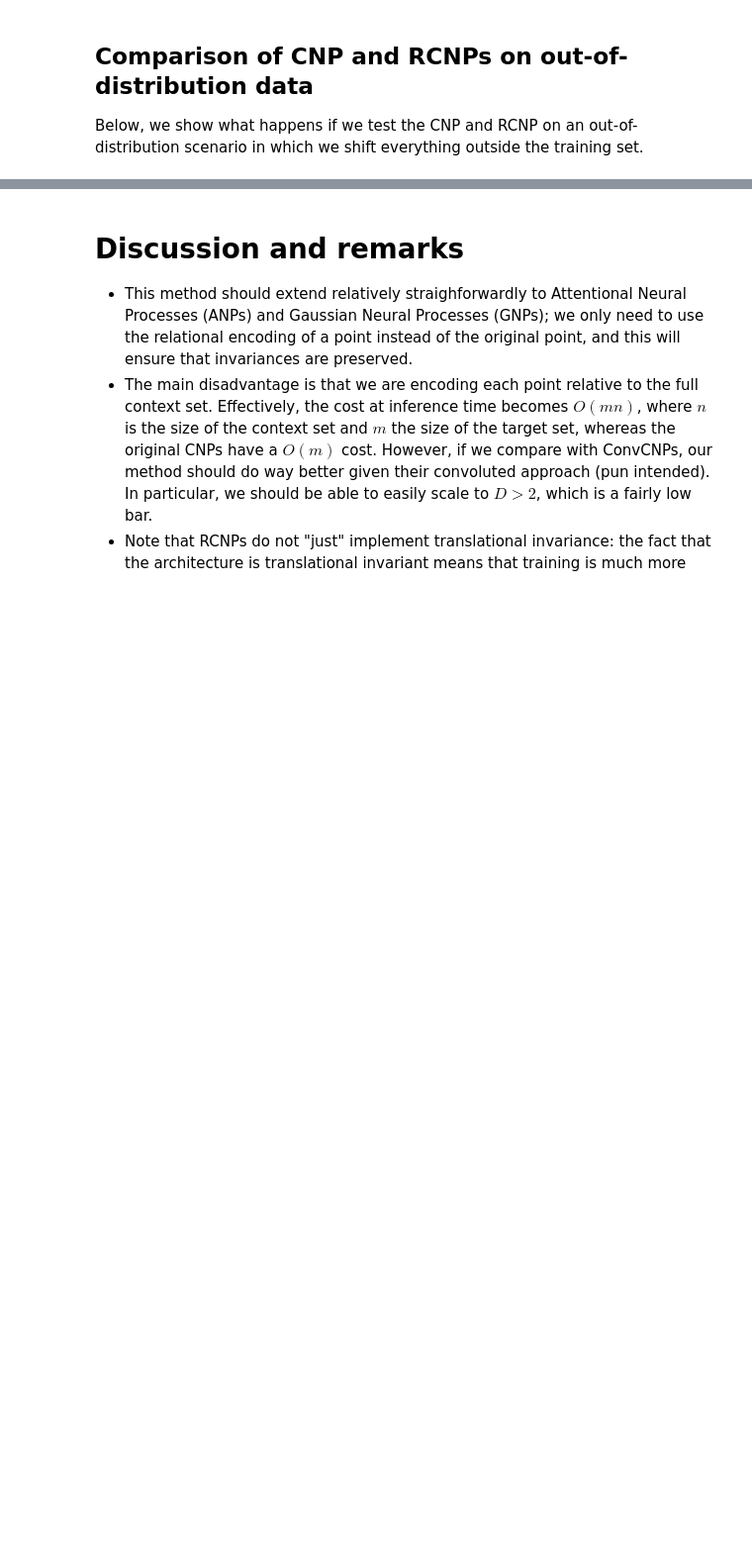
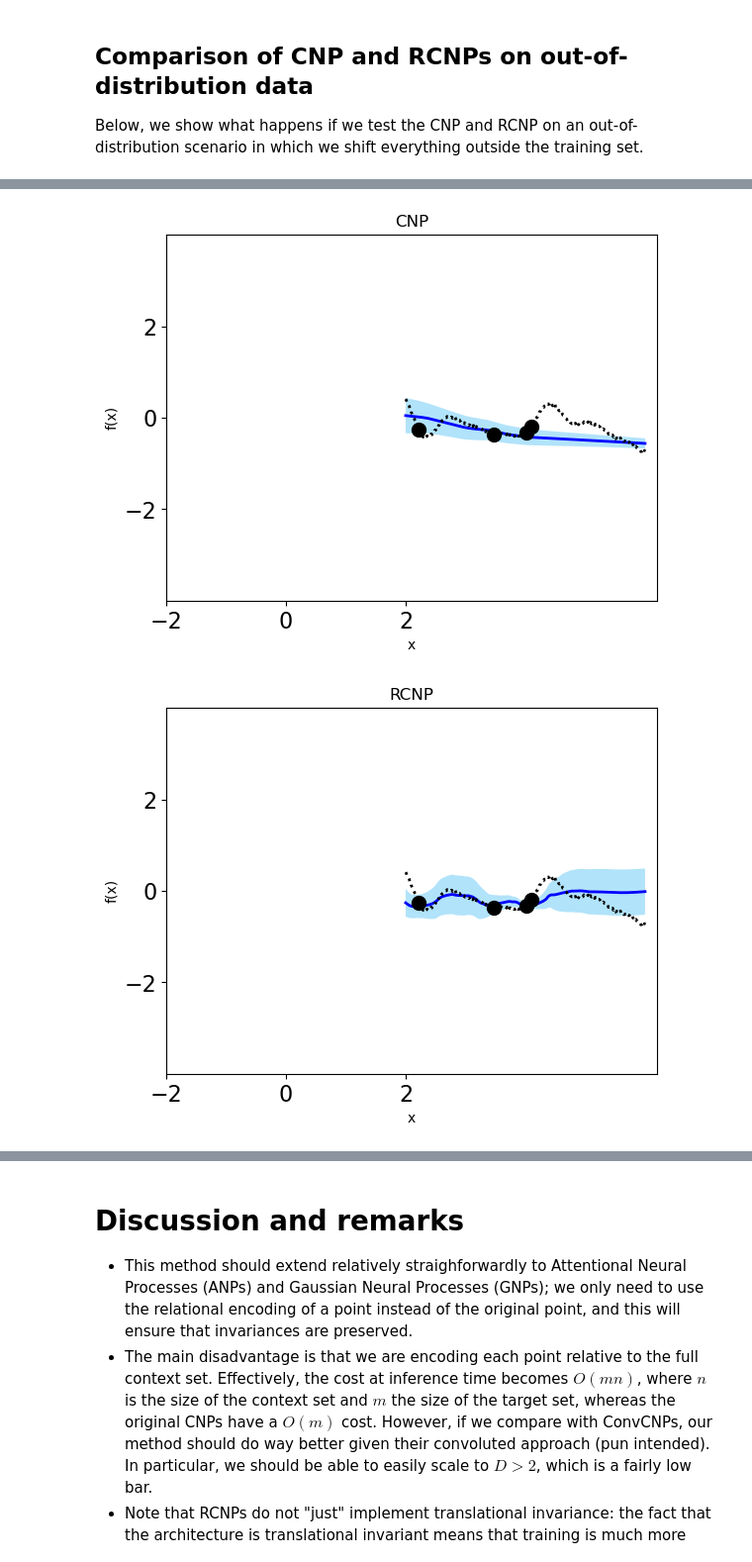
Before and after one commit to acerbilab/relational-neural-processes, a Jupyter notebook: relational_neural_process.ipynb, the cells around one changed output, grey strips where cells are left out. Shown at 99% size. Drawn from its saved outputs; the diff is of its cells as text; code cells hidden in the pictures; blank space fills up the shorter version.

```diff
--- a/relational_neural_process.ipynb
+++ b/relational_neural_process.ipynb
@@ -645,0 +758,13 @@ for it in range(training_iterations):
+# %%
+torch.cuda.empty_cache()
+
+temperature = 1 if USE_TEMPERATURE else 0
+
+lossCNP, stderrCNP = evaluate_model(CNPmodel,100,temperature)
+print(f"CNP loss = {lossCNP} +/- {stderrCNP}")
+
+lossRCNP, stderrRCNP = evaluate_model(RCNPmodel,100,temperature)
+print(f"RCNP loss = {lossRCNP} +/- {stderrRCNP}")
+
+losssRCNP, stderrsRCNP = evaluate_model(slimRCNPmodel,100,temperature)
+print(f"sRCNP loss = {losssRCNP} +/- {stderrsRCNP}")
@@ -686,0 +779,34 @@ plot_functions(
+# %%
+def plot_prediction(model,data_test,title):
+    """Make prediction plot."""
+    test_model = CNPmodel
+    est_log_prob, pred_y, sigma = model(data_test.query, data_test.target_y)
+
+    plot_functions(
+                target_x.cpu().detach().numpy(),
+                data_test.target_y.cpu().detach().numpy(),
+                context_x.cpu().detach().numpy(),
+                context_y.cpu().detach().numpy(),
+                pred_y.cpu().detach().numpy(),
+                sigma.cpu().detach().numpy(),
+                title
+    )
+
+
+with torch.no_grad():
+    data_test = dataset_test.generate_curves(temperature=temperature, log_sample=True)
+    (context_x, context_y), target_x = data_test.query
+    target_y = data_test.target_y
+
+    context_x += 4
+    target_x += 4
+
+    query_shifted = ((context_x, context_y), target_x)
+    shifted_data_test = CNPRegressionDescription(query=query_shifted, target_y=target_y)
+
+    plot_prediction(CNPmodel,shifted_data_test,'CNP')
+    plot_prediction(RCNPmodel,shifted_data_test,'RCNP')
+    plot_prediction(slimRCNPmodel,shifted_data_test,'slim-RCNP')
+# %% [output]
+[figure, added]
+[figure, added]
```
Also changed, not shown: parts of 18 cells of this notebook.
